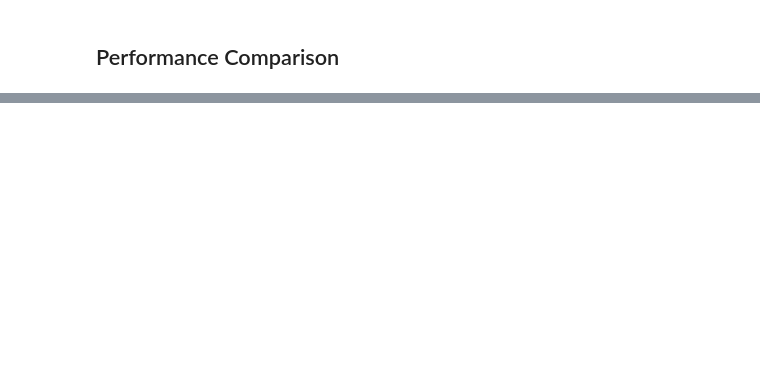
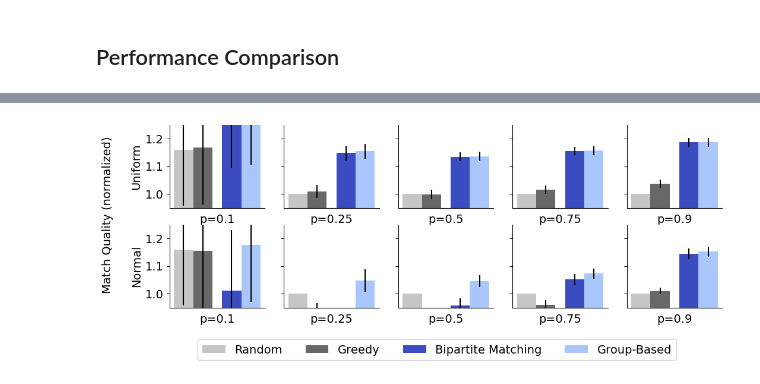
Before and after one commit to naveenr414/patient-provider, a Jupyter notebook: scripts/notebooks/Plotting.ipynb, the cells around one changed output, grey strips where cells are left out. Drawn from its saved outputs; the diff is of its cells as text; code cells hidden in the pictures; blank space fills up the shorter version.

```diff
--- a/scripts/notebooks/Plotting.ipynb
+++ b/scripts/notebooks/Plotting.ipynb
@@ -51,2 +59,90 @@ colors_by_method['optimal'] = np.array([0.9,0.05,0.05,1.0])
 # %% [markdown]
 ## Performance Comparison
+# %%
+fig, axs = plt.subplots(2,5, figsize=(12, 4))
+method_names = ['random','greedy','offline_solution','offline_solution_swaps']
+nice_names = ["Random","Greedy","Bipartite Matching","Group-Based"]
+width = 0.1
+p_choices = [0.1,0.25,0.5,0.75,0.9]
+utility_functions = ['uniform','normal']
+
+baseline_params = {'provider_capacity': 1, 'choice_model': 'uniform_choice','exit_option': 0.5,'num_trials': 10, 'num_patients': 25, 'num_providers': 25}
+
+x_locations = []
+shift = 0
+for i in range(len(method_names)):
+    if method_names[i] == 'offline_solution':
+        shift += 0.5
+    x_locations.append((i+shift)*width)
+
+for i,func in enumerate(utility_functions):
+    for j,p in enumerate(p_choices):
+        max_val = 0
+        min_val = 1
+        baseline_params['top_choice_prob'] = p
+        baseline_params['utility_function'] = func
+        for k,m in enumerate(method_names):
+            score_by_n = []
+            std_by_n = []
+
+            dataset = "policy_comparison"
+
+            temp_params = deepcopy(baseline_params)
+            results = get_results_matching_parameters(dataset,"",temp_params)
+
+            if k == 0:
+                greedy_values = list(np.array([i['greedy_utilities'] for i in results]).flatten())
+                random_values = list(np.array([i['random_utilities'] for i in results]).flatten())
+                bipartite_values = list(np.array([i['offline_solution_utilities'] for i in results]).flatten())
+                group_values = list(np.array([i['offline_solution_swaps_utilities'] for i in results]).flatten())
+
+                p_vals = [stats.ttest_ind(greedy_values,group_values).pvalue,stats.ttest_ind(random_values,group_values).pvalue]
+                # print("Group > All Policies p<",max(p_vals))
+
+                if func == "normal":
+                    p_val = stats.ttest_ind(bipartite_values,group_values).pvalue
+                    print("Biparitte < group p {}".format(p_val))
+
+            num_data = 0
+            if len(results)>0:
+                num_data = len(results)
+            if num_data>0:
+                results = aggregate_normalize_data(results,baseline="random")
+                score_by_n.append(results['{}_utilities'.format(m)][0])
+                std_by_n.append(results['{}_utilities'.format(m)][1]/(num_data**.5))
+
+                if k ==0:
+                    greedy_values = results['greedy_utilities'][0]
+                    random_values = results['random_utilities'][0]
+                    bipartite_values = results['offline_solution_utilities'][0]
+                    group_values = results['offline_solution_swaps_utilities'][0]
+
+                    # if func == 'uniform':
+                    #     print("Policies are within {}".format(bipartite_values/group_values))
+                    # print("For {} func, group vs. greedy {}".format(func,group_values/greedy_values))
+
+
+                axs[i][j].bar(x_locations[k],score_by_n,width=width,label=nice_names[k],color=colors_by_method[m],yerr=std_by_n)
+                max_val = max(max_val,results['{}_utilities'.format(m)][0])
+
+        axs[i,j].set_xticks([])
+        axs[i,j].set_yticks([1,1.1,1.2])
+
+        if j == 0:
+            axs[i,j].tick_params(axis='both', which='major', labelsize=14)
+        else:
+            axs[i, j].set_xticklabels([])
+            axs[i, j].set_yticklabels([])
+
+        axs[i,j].set_ylim([0.95,1.25])
+        axs[i,j].set_xlabel("p={}".format(p),fontsize=14)
+
+axs[0,0].set_ylabel("Uniform",fontsize=14)
+axs[1,0].set_ylabel("Normal",fontsize=14)
+
+handles, labels = axs[1,1].get_legend_handles_labels()
+fig.legend(handles, labels, loc='upper center',ncol=4,bbox_to_anchor=(0.5,0),fontsize=14)
+
+fig.supylabel("Match Quality (normalized)",fontsize=14,x=0.03)
+fig.savefig("../../results/figures/utility_comparison.pdf",dpi=300, bbox_inches='tight')
+# %% [output]
@@ -52,0 +154 @@ colors_by_method['optimal'] = np.array([0.9,0.05,0.05,1.0])
+[figure, added]
```
Also changed, not shown: parts of 15 cells of this notebook, 9 other files.
